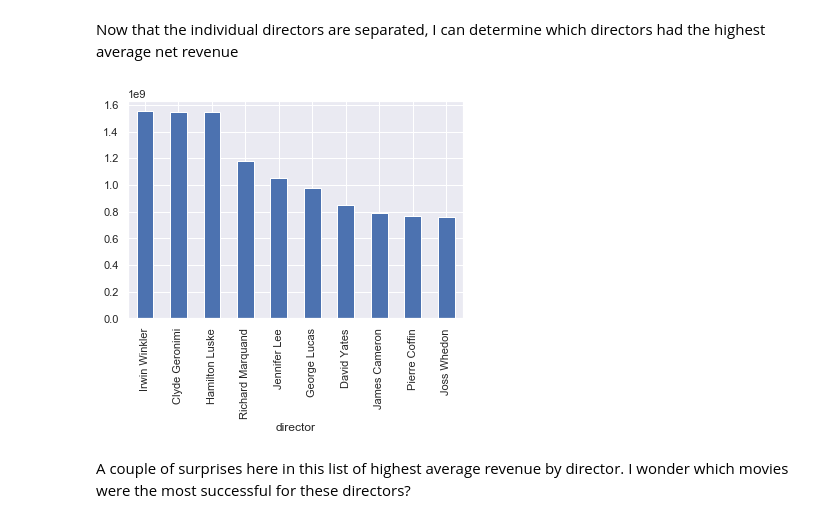
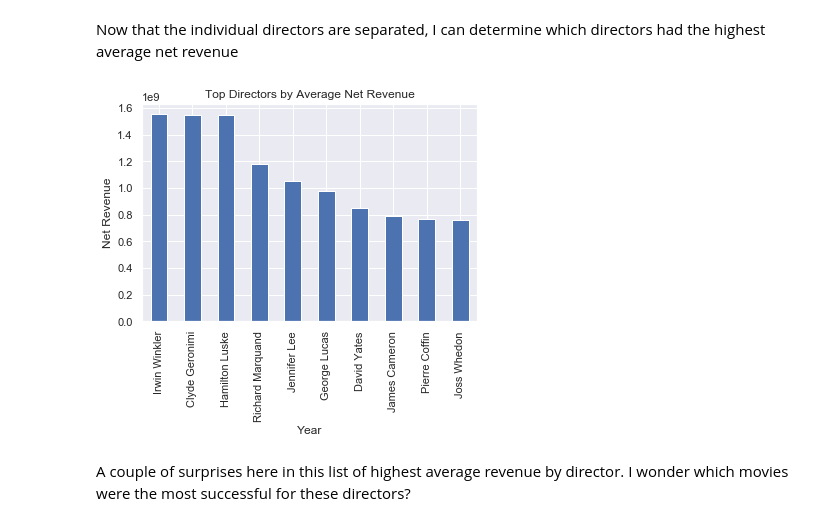
Before and after one commit to bakabbyy/tmdb-movie-database, a Jupyter notebook: tmdb-movie-database.ipynb, the cells around one changed output. Cells and saved outputs as stored; diff of their text form; code cells hidden in the pictures.

```diff
--- a/tmdb-movie-database.ipynb
+++ b/tmdb-movie-database.ipynb
@@ -446,9 +464,12 @@ Now that the individual directors are separated, I can determine which directors
 group_directors = split_directors.groupby('director')['net_revenue'].mean()
 # %%
 group_directors.sort_values(ascending=False, inplace=True)
-group_directors.head(10).plot(kind='bar');
+group_directors.head(10).plot(kind='bar')
+plt.title('Top Directors by Average Net Revenue')
+plt.xlabel('Year')
+plt.ylabel('Net Revenue');
 # %% [output]
-[figure, old version]
+[figure, new version]
 # %% [markdown]
 A couple of surprises here in this list of highest average revenue by director. I wonder which movies were the most successful for these directors?
 # %% [markdown]
```
Also changed, not shown: parts of 13 cells of this notebook.
